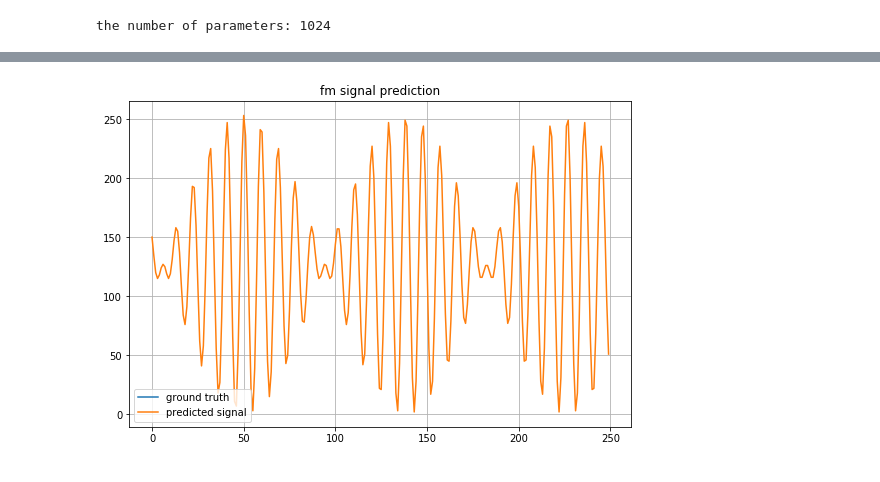
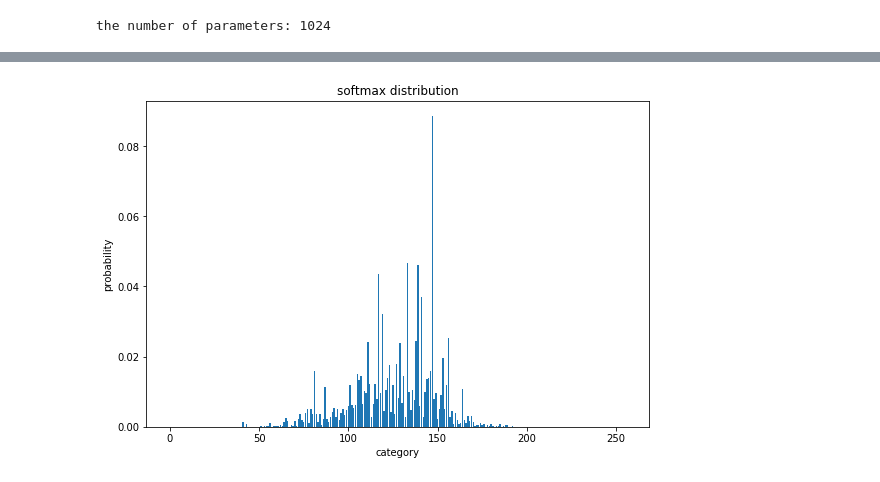
Before and after one commit to cross32768/dilated_conv, a Jupyter notebook: dilated_conv.ipynb, the cells around one changed output, grey strips where cells are left out. Cells and saved outputs as stored; diff of their text form; code cells hidden in the pictures.

```diff
--- a/dilated_conv.ipynb
+++ b/dilated_conv.ipynb
@@ -421,12 +355,9 @@ predicted_data = np.concatenate([data_first, predicted_data])
-# %%
-# fm変調のグラフ描画
-s_plot = 45000 # この点からプロット開始
-plt.figure(figsize = (9, 6))
-plt.plot(am_signal_quantized_8bit[s_plot + s_point : s_plot + s_point + 250], label = 'ground truth')
-plt.plot(predicted_data[s_plot:s_plot + 250], label = 'predicted signal')
-plt.legend(loc = 'lower left')
-plt.title('fm signal prediction')
-plt.grid()
-plt.show()
-# %% [output]
-[figure, removed]
+# %%
+plt.figure(figsize = (9,6))
+plt.title('softmax distribution')
+plt.xlabel('category')
+plt.ylabel('probability')
+plt.bar(range(256), predicted_distribution[0].numpy())
+plt.show()
+# %% [output]
+[figure, added]
```
Also changed, not shown: parts of 18 cells of this notebook.
